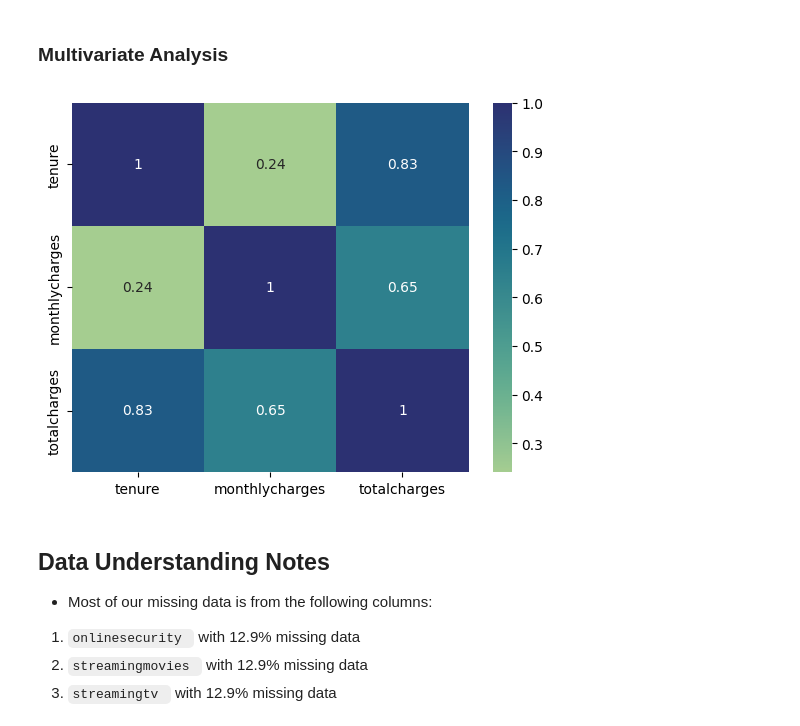
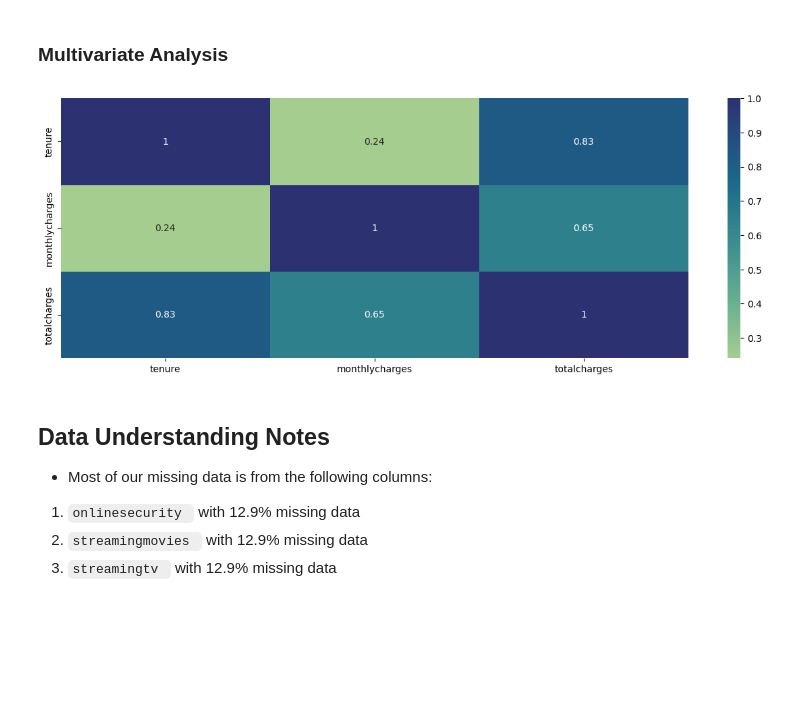
Before and after one commit to murithidenisgitobu/Vodafone_Corporation_Customer_Churn_Prediction, a Jupyter notebook: Customer_Churn_Prediction_Notebook.ipynb, the cells around one changed output. Cells and saved outputs as stored; diff of their text form; code cells hidden in the pictures; blank space fills up the shorter version.

```diff
--- a/Customer_Churn_Prediction_Notebook.ipynb
+++ b/Customer_Churn_Prediction_Notebook.ipynb
@@ -473,10 +473,11 @@ catcols_bivariate(train_data)
 ### Multivariate Analysis
 # %%
 # plot a heatmap for all the numerical columns to show correlation
+plt.figure( figsize=(15,5))
 sns.heatmap(data=train_data.select_dtypes('number').corr(),cmap='crest', annot=True)
 plt.show()
 # %% [output]
-[figure, old version]
+[figure, new version]
 # %% [markdown]
 ## Data Understanding Notes
  - Most of our missing data is from the following columns:
```
Also changed, not shown: parts of 5 cells of this notebook.
